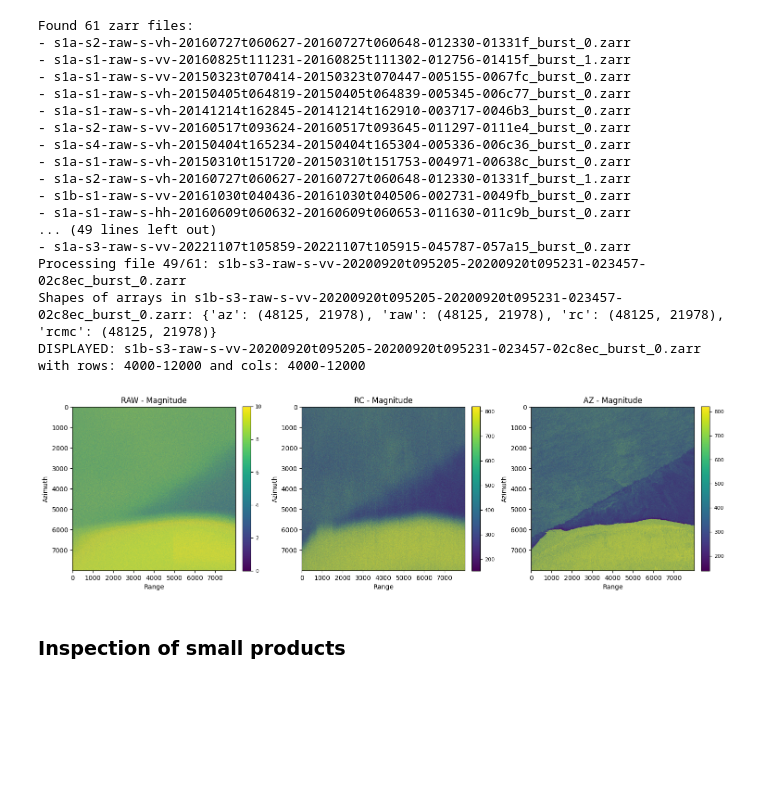
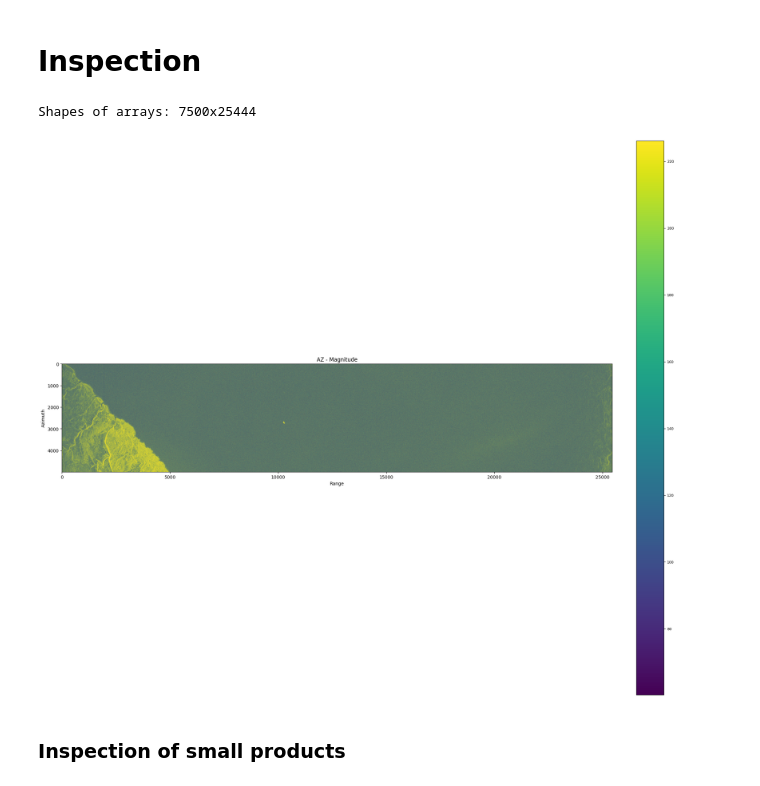
Before and after one commit to sirbastiano/srp, a Jupyter notebook: notebooks/utils/inpsector_prod.ipynb, the cells around one changed output. Drawn from its saved outputs; the diff is of its cells as text; code cells hidden in the pictures; blank space fills up the shorter version.

```diff
--- a/notebooks/utils/inpsector_prod.ipynb
+++ b/notebooks/utils/inpsector_prod.ipynb
@@ -20,7 +20,7 @@ def generate_random_window(size: int, max_value: int) -> tuple[int, int]:
 # %%
 import matplotlib.pyplot as plt
 import numpy as np
-from sarpyx.utils.zarr_utils import ProductHandler
+from sarpyx.utils.zarr_utils import ProductHandler, ZarrManager
 import os
 
 data_dir = "/Data_large/marine/PythonProjects/SAR/sarpyx/focused_data"
@@ -30,7 +30,7 @@ print(f"Found {len(zarr_files)} zarr files:")
 
 for idx, zarr_file in enumerate(zarr_files):
 
-    if idx not in [48]:
+    if idx in []:
         continue
     else:
         print(f"Processing file {idx+1}/{len(zarr_files)}: {zarr_file}")
@@ -52,25 +52,35 @@ for idx, zarr_file in enumerate(zarr_files):
             plot_type='magnitude',
             vminmax='auto',
         )
-# %% [output]
-Found 61 zarr files:
-- s1a-s2-raw-s-vh-20160727t060627-20160727t060648-012330-01331f_burst_0.zarr
-- s1a-s1-raw-s-vv-20160825t111231-20160825t111302-012756-01415f_burst_1.zarr
-- s1a-s1-raw-s-vv-20150323t070414-20150323t070447-005155-0067fc_burst_0.zarr
-- s1a-s1-raw-s-vh-20150405t064819-20150405t064839-005345-006c77_burst_0.zarr
-- s1a-s1-raw-s-vh-20141214t162845-20141214t162910-003717-0046b3_burst_0.zarr
-- s1a-s2-raw-s-vv-20160517t093624-20160517t093645-011297-0111e4_burst_0.zarr
-- s1a-s4-raw-s-vh-20150404t165234-20150404t165304-005336-006c36_burst_0.zarr
-- s1a-s1-raw-s-vh-20150310t151720-20150310t151753-004971-00638c_burst_0.zarr
-- s1a-s2-raw-s-vh-20160727t060627-20160727t060648-012330-01331f_burst_1.zarr
-- s1b-s1-raw-s-vv-20161030t040436-20161030t040506-002731-0049fb_burst_0.zarr
-- s1a-s1-raw-s-hh-20160609t060632-20160609t060653-011630-011c9b_burst_0.zarr
-... (49 lines left out)
-- s1a-s3-raw-s-vv-20221107t105859-20221107t105915-045787-057a15_burst_0.zarr
-Processing file 49/61: s1b-s3-raw-s-vv-20200920t095205-20200920t095231-023457-02c8ec_burst_0.zarr
-Shapes of arrays in s1b-s3-raw-s-vv-20200920t095205-20200920t095231-023457-02c8ec_burst_0.zarr: {'az': (48125, 21978), 'raw': (48125, 21978), 'rc': (48125, 21978), 'rcmc': (48125, 21978)}
-DISPLAYED: s1b-s3-raw-s-vv-20200920t095205-20200920t095231-023457-02c8ec_burst_0.zarr with rows: 4000-12000 and cols: 4000-12000
-[figure, removed]
+# %% [markdown]
+# Inspection
+# %%
+import matplotlib.pyplot as plt
+import numpy as np
+from sarpyx.utils.zarr_utils import ProductHandler
+import os
+
+filepath = "/Data_large/marine/PythonProjects/SAR/sarpyx/focused_data/tmp/processor_slice_2.zarr"
+
+pHandler = ProductHandler(filepath)
+shapes = pHandler.array_shapes
+H, W  = pHandler.array_shapes['raw']
+print(f"Shapes of arrays: {H}x{W}")
+
+row_start, row_end = H-5000, H
+col_start, col_end = 0, W
+
+pHandler.visualize_arrays(
+    array_names=['az'],
+    rows=(row_start, row_end),
+    cols=(col_start, col_end),
+    plot_type='magnitude',
+    vminmax='auto',
+    figsize=(20, 20)
+)
+# %% [output]
+Shapes of arrays: 7500x25444
+[figure, added]
 # %% [markdown]
 ### Inspection of small products
 # %%
```
Also changed, not shown: parts of 1 cell of this notebook, 7 other files.
